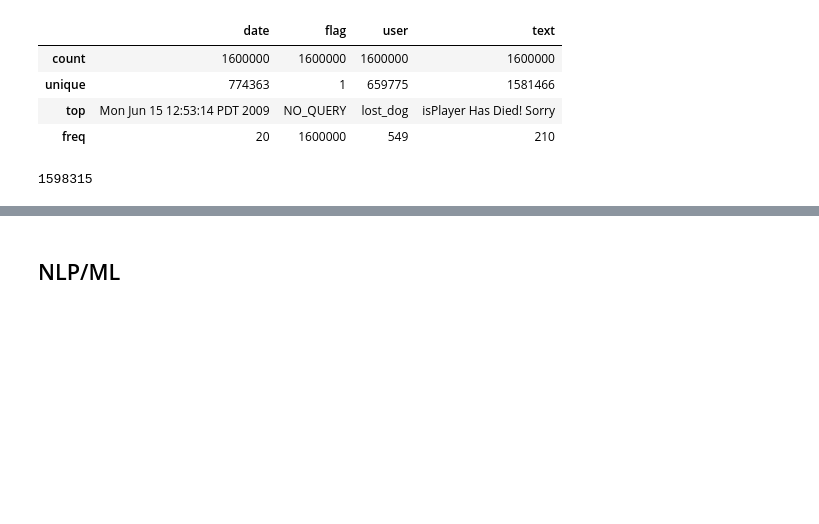
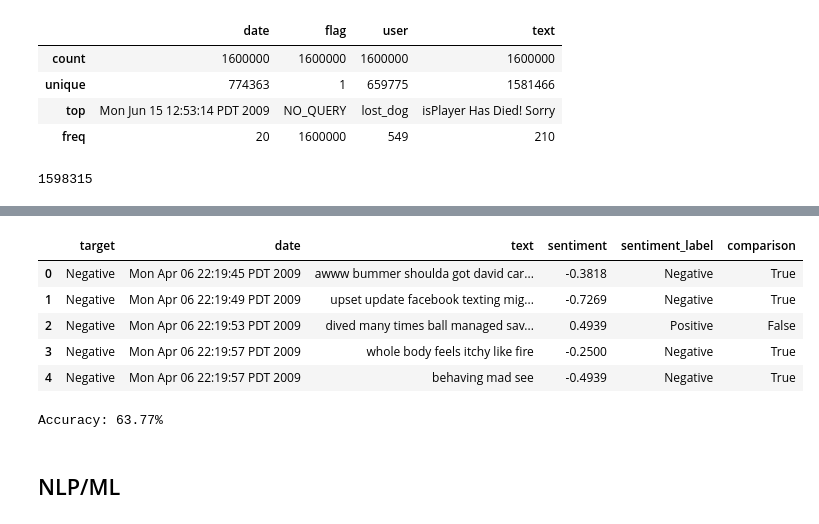
Before and after one commit to GarethFrederick/SentimentAnalysisProject, a Jupyter notebook: Sentiment_Analysis_Project.ipynb, the cells around one changed output, grey strips where cells are left out. Saved outputs shown, nothing was run; the diff lists cells and outputs as text; code cells hidden in the pictures; blank space fills up the shorter version.

```diff
--- a/Sentiment_Analysis_Project.ipynb
+++ b/Sentiment_Analysis_Project.ipynb
@@ -88,0 +117,26 @@ import nltk
+# %%
+stop_words = stopwords.words('english')
+stemmer = SnowballStemmer('english')
+
+text_cleaning_re = "@\S+|https?:\S+|http?:\S|[^A-Za-z0-9]+"
+
+def preprocess(text, stem=False):
+    # Remove mentions
+    if text.startswith("@"):
+        first_id = text.index(" ") + 1
+        text = text[first_id:]
+
+    # Clean and preprocess text
+    text = re.sub(text_cleaning_re, ' ', str(text).lower()).strip()
+
+    tokens = []
+    for token in text.split():
+        if token not in stop_words:
+            if stem:
+                tokens.append(stemmer.stem(token))
+            else:
+                tokens.append(token)
+    return " ".join(tokens)
+
+sentiment140_data['text'] = sentiment140_data['text'].apply(lambda x: preprocess(x))
+sentiment140_data.head()
@@ -88,0 +156,5 @@ import nltk
+# %%
+sia = SentimentIntensityAnalyzer()
+
+sentiment140_data['sentiment'] = sentiment140_data['text'].apply(lambda x: sia.polarity_scores(x)['compound'])
+sentiment140_data.head()
@@ -88,0 +168,3 @@ import nltk
+# %%
+sentiment140_data['sentiment_label'] = sentiment140_data['sentiment'].apply(lambda x: 'Positive' if x > 0 else 'Negative')
+sentiment140_data.head()
@@ -89,3 +178,18 @@ import nltk
+# %%
+sentiment140_data['comparison'] = sentiment140_data['sentiment_label'] == sentiment140_data['target']
+sentiment140_data.head()
+# %% [output]
+|  | target | date | text | sentiment | sentiment_label | comparison |
+| 0 | Negative | Mon Apr 06 22:19:45 PDT 2009 | awww bummer shoulda got david car... | -0.3818 | Negative | True |
+| 1 | Negative | Mon Apr 06 22:19:49 PDT 2009 | upset update facebook texting mig... | -0.7269 | Negative | True |
+| 2 | Negative | Mon Apr 06 22:19:53 PDT 2009 | dived many times ball managed sav... | 0.4939 | Positive | False |
+| 3 | Negative | Mon Apr 06 22:19:57 PDT 2009 | whole body feels itchy like fire | -0.2500 | Negative | True |
+| 4 | Negative | Mon Apr 06 22:19:57 PDT 2009 | behaving mad see | -0.4939 | Negative | True |
+# %%
+accuracy = sentiment140_data['comparison'].mean()
+print(f"Accuracy: {accuracy:.2%}")
+# %% [output]
+Accuracy: 63.77%
 # %% [markdown]
 ## NLP/ML
 # %% [markdown]
```
Also changed, not shown: parts of 16 cells of this notebook.
